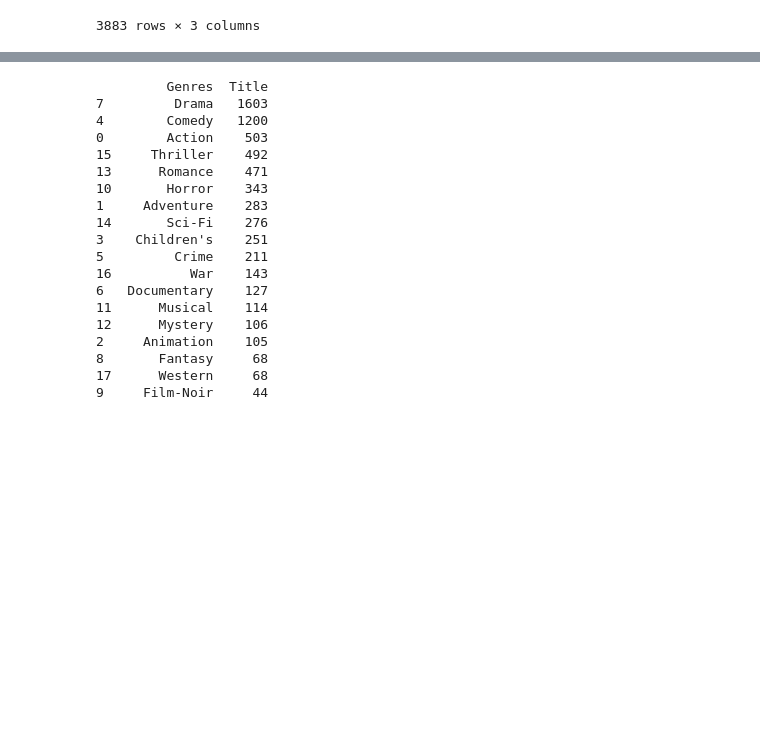
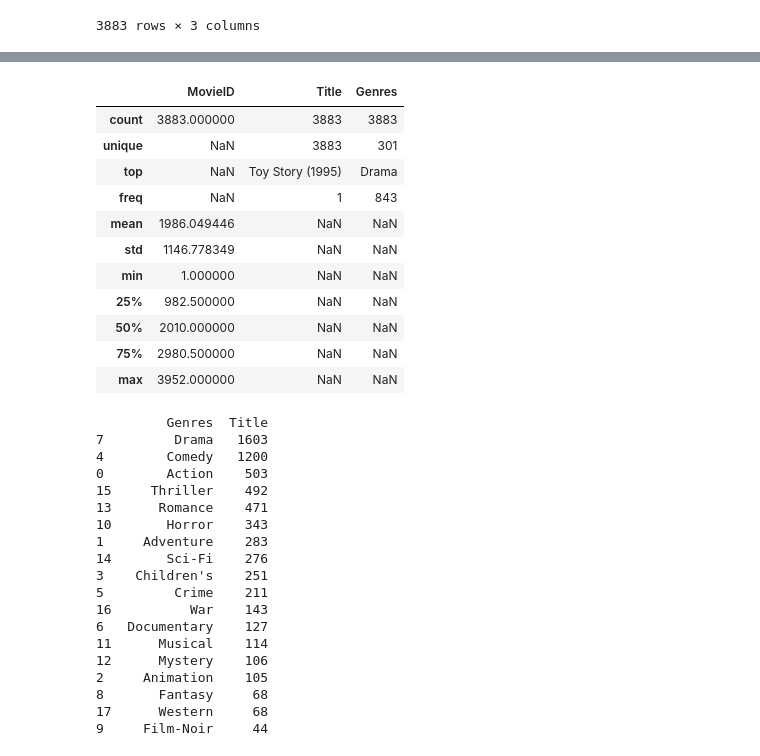
Before and after one commit to MerakiDevJP/machine1_23062026nocturno, a Jupyter notebook: Python_Pandas.ipynb, the cells around one changed output, grey strips where cells are left out. Drawn from its saved outputs; the diff is of its cells as text; code cells hidden in the pictures; blank space fills up the shorter version.

```diff
--- a/Python_Pandas.ipynb
+++ b/Python_Pandas.ipynb
@@ -1357,3 +1370,18 @@ display(movies_dataset)
+# %%
+display(movies_dataset.describe(include='all'))
+# %% [output]
+|  | MovieID | Title | Genres |
+| count | 3883.000000 | 3883 | 3883 |
+| unique | NaN | 3883 | 301 |
+| top | NaN | Toy Story (1995) | Drama |
+| freq | NaN | 1 | 843 |
+| mean | 1986.049446 | NaN | NaN |
+| std | 1146.778349 | NaN | NaN |
+| min | 1.000000 | NaN | NaN |
+| 25% | 982.500000 | NaN | NaN |
+| 50% | 2010.000000 | NaN | NaN |
+| 75% | 2980.500000 | NaN | NaN |
+| max | 3952.000000 | NaN | NaN |
 # %%
 # Agrupar por genero
 # 1. Separamos los géneros que están juntos (ej: "Action|Adventure" -> ["Action", "Adventure"])
```
Also changed, not shown: parts of 3 cells of this notebook, 6 other files.
